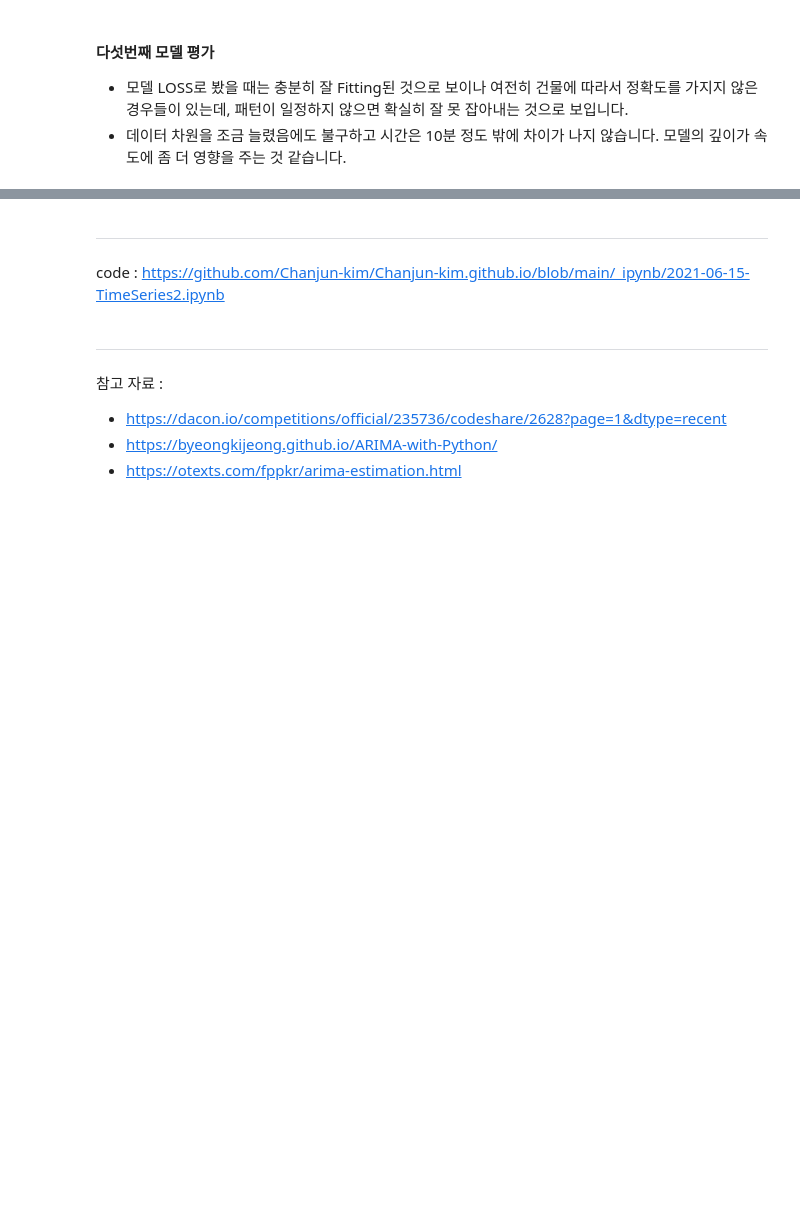
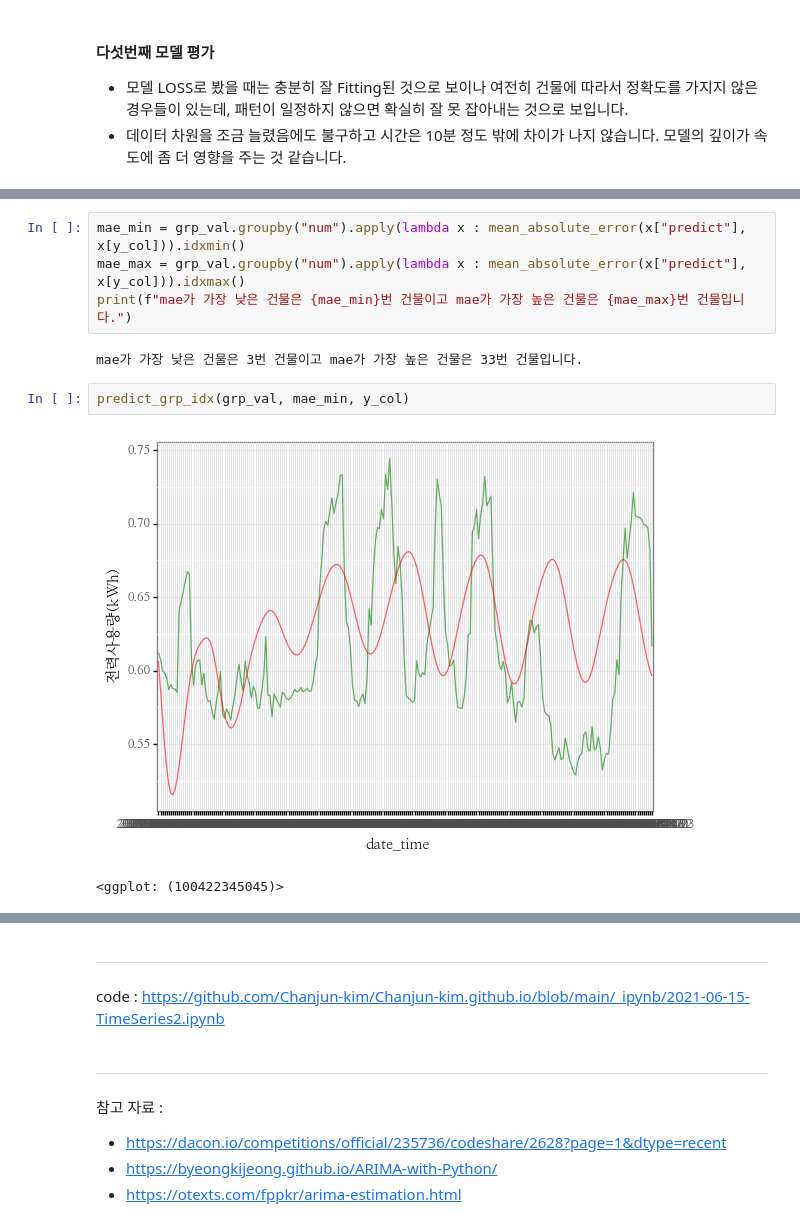
Before and after one commit to Chanjun-kim/Chanjun-kim.github.io, a Jupyter notebook: _ipynb/2021-06-15-TimeSeries2.ipynb, the cells around one changed output, grey strips where cells are left out. Cells and saved outputs as stored; diff of their text form; blank space fills up the shorter version.

```diff
--- a/_ipynb/2021-06-15-TimeSeries2.ipynb
+++ b/_ipynb/2021-06-15-TimeSeries2.ipynb
@@ -764,0 +871,11 @@ predict_grp_idx(grp_val, mae_max, y_col)
+# %%
+mae_min = grp_val.groupby("num").apply(lambda x : mean_absolute_error(x["predict"], x[y_col])).idxmin()
+mae_max = grp_val.groupby("num").apply(lambda x : mean_absolute_error(x["predict"], x[y_col])).idxmax()
+print(f"mae가 가장 낮은 건물은 {mae_min}번 건물이고 mae가 가장 높은 건물은 {mae_max}번 건물입니다.")
+# %% [output]
+mae가 가장 낮은 건물은 3번 건물이고 mae가 가장 높은 건물은 33번 건물입니다.
+# %%
+predict_grp_idx(grp_val, mae_min, y_col)
+# %% [output]
+[figure, added]
+<ggplot: (100422345045)>
```
Also changed, not shown: parts of 49 cells of this notebook, 29 other files.
